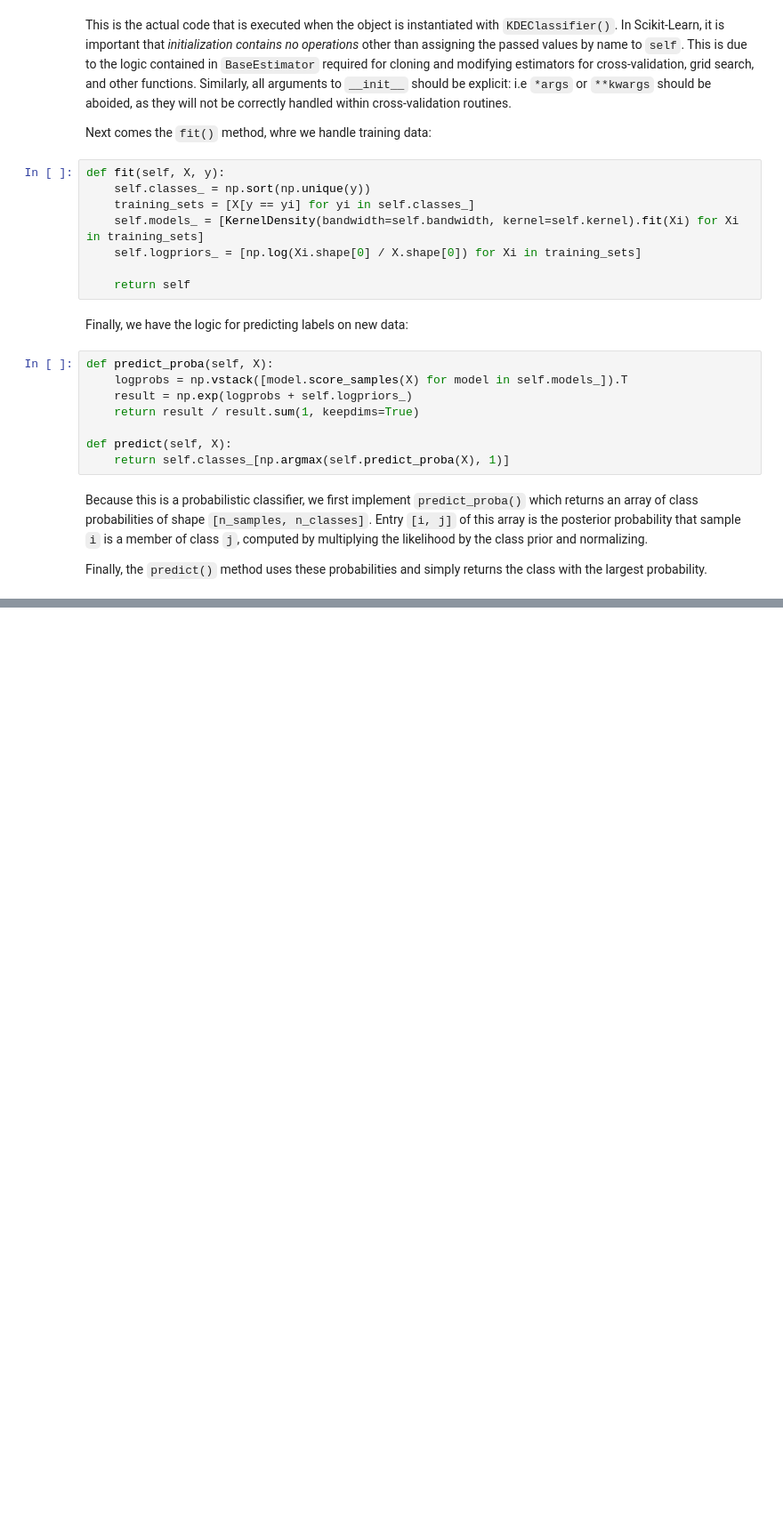
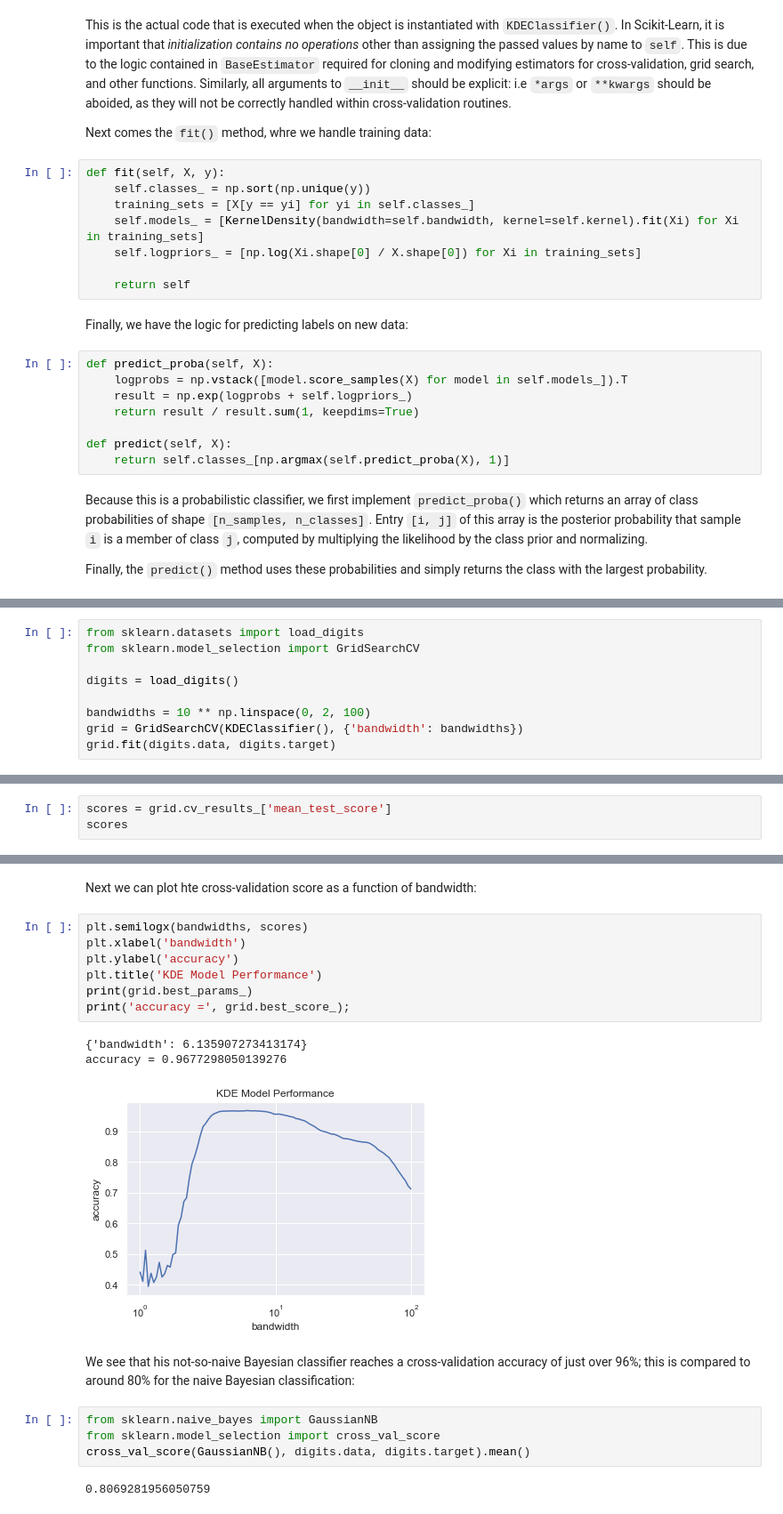
Before and after one commit to Jeffresh/python-datascience-handbook, a Jupyter notebook: scikitlearn/kernel_density_estimation.ipynb, the cells around one changed output, grey strips where cells are left out. Shown at 89% size. Saved outputs shown, nothing was run; the diff lists cells and outputs as text; blank space fills up the shorter version.

Commit message:
feat(sklearn): kde using our cutom estimator

```diff
--- a/scikitlearn/kernel_density_estimation.ipynb
+++ b/scikitlearn/kernel_density_estimation.ipynb
@@ -359,0 +363,9 @@ Finally, the `predict()` method uses these probabilities and simply returns the
+# %%
+from sklearn.datasets import load_digits
+from sklearn.model_selection import GridSearchCV
+
+digits = load_digits()
+
+bandwidths = 10 ** np.linspace(0, 2, 100)
+grid = GridSearchCV(KDEClassifier(), {'bandwidth': bandwidths})
+grid.fit(digits.data, digits.target)
@@ -359,0 +374,3 @@ Finally, the `predict()` method uses these probabilities and simply returns the
+# %%
+scores = grid.cv_results_['mean_test_score']
+scores
@@ -359,0 +398,21 @@ Finally, the `predict()` method uses these probabilities and simply returns the
+# %% [markdown]
+Next we can plot hte cross-validation score as a function of bandwidth:
+# %%
+plt.semilogx(bandwidths, scores)
+plt.xlabel('bandwidth')
+plt.ylabel('accuracy')
+plt.title('KDE Model Performance')
+print(grid.best_params_)
+print('accuracy =', grid.best_score_);
+# %% [output]
+{'bandwidth': 6.135907273413174}
+accuracy = 0.9677298050139276
+[figure, added]
+# %% [markdown]
+We see that his not-so-naive Bayesian classifier reaches a cross-validation accuracy of just over 96%; this is compared to around 80% for the naive Bayesian classification:
+# %%
+from sklearn.naive_bayes import GaussianNB
+from sklearn.model_selection import cross_val_score
+cross_val_score(GaussianNB(), digits.data, digits.target).mean()
+# %% [output]
+0.8069281956050759
```
Also changed, not shown: parts of 4 cells of this notebook.
